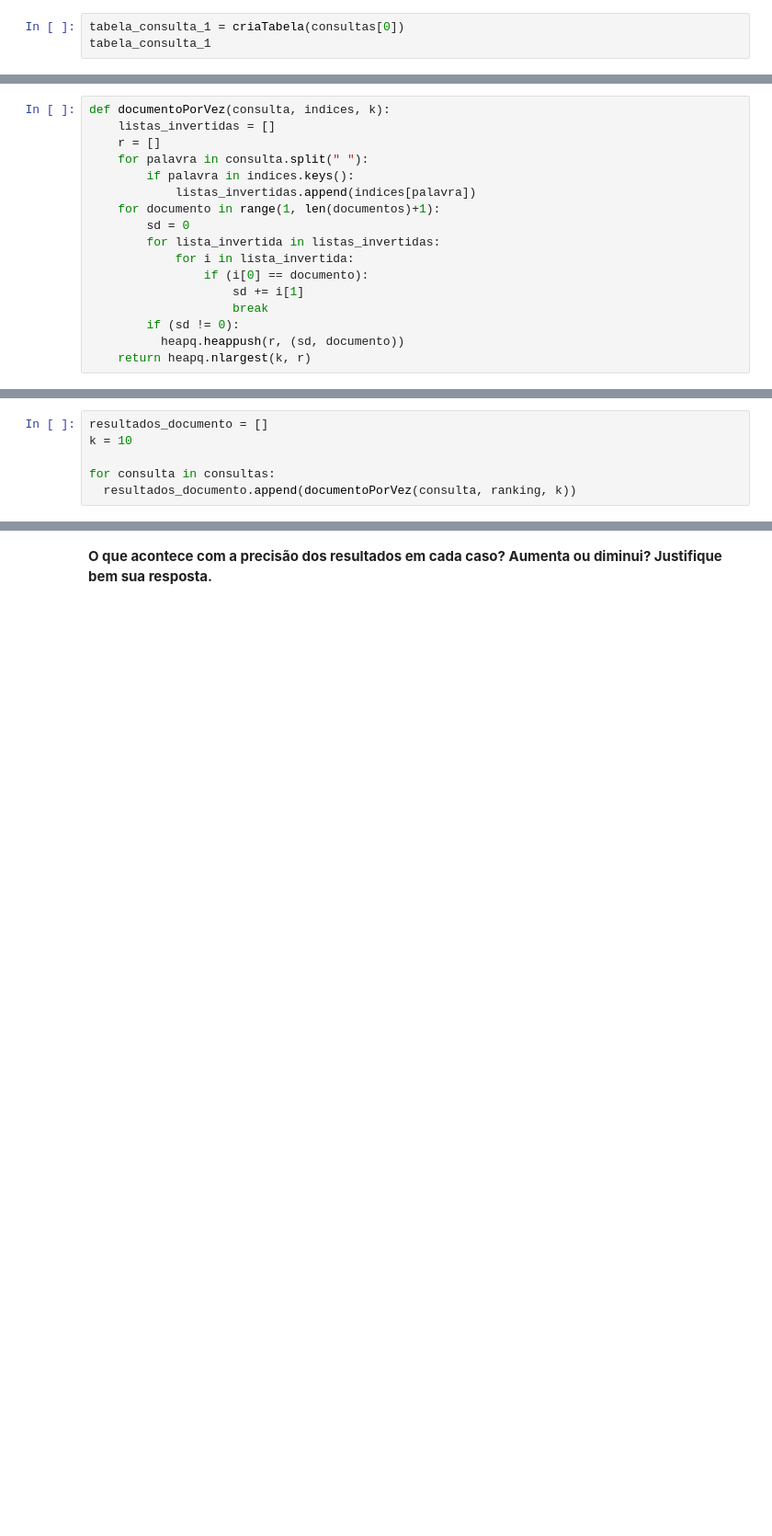
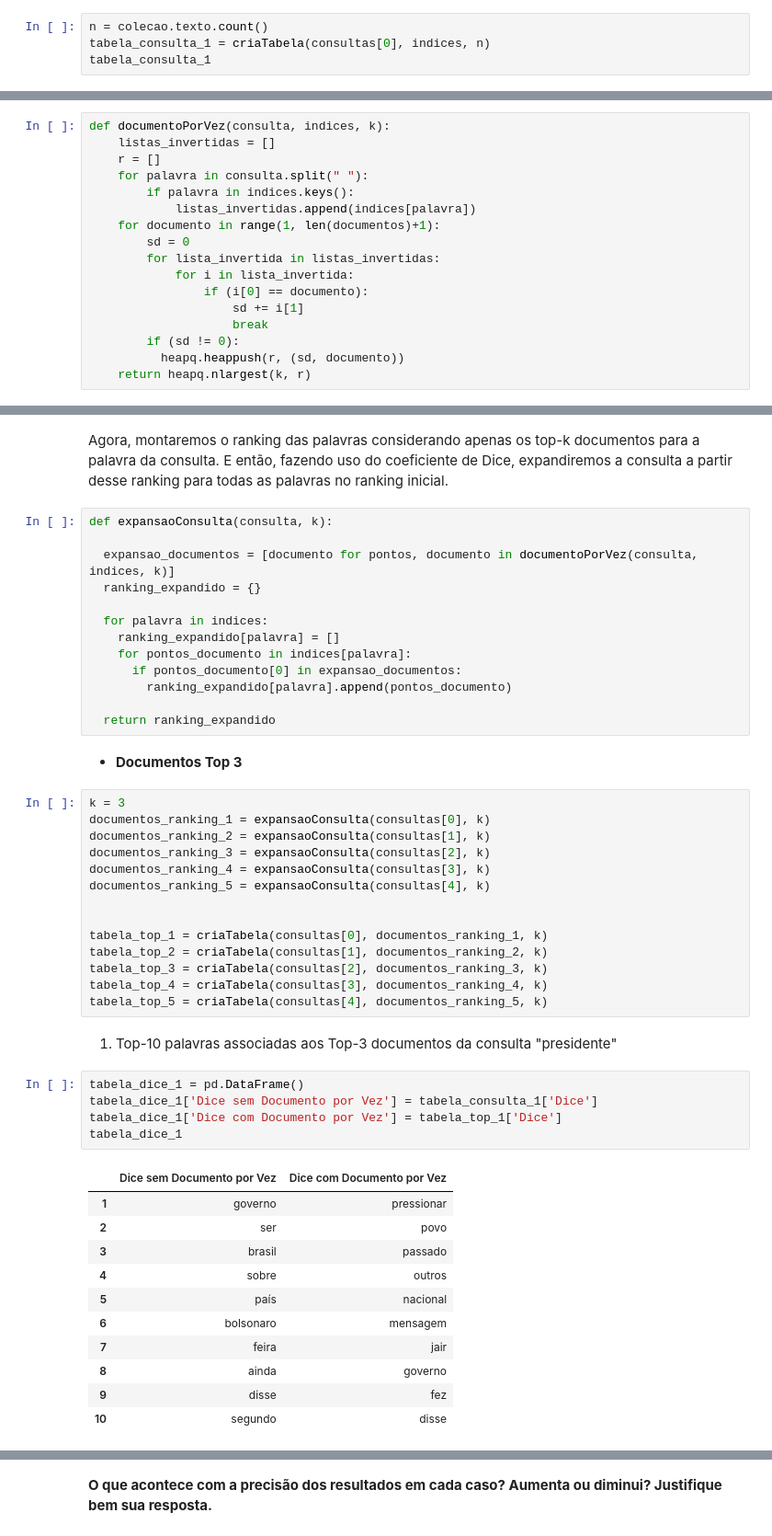
Before and after one commit to LDVictor/ri_lab_05, a Jupyter notebook: Lab_05_ri.ipynb, the cells around one changed output, grey strips where cells are left out. Shown at 92% size. Drawn from its saved outputs; the diff is of its cells as text; blank space fills up the shorter version.

```diff
--- a/Lab_05_ri.ipynb
+++ b/Lab_05_ri.ipynb
@@ -159,7 +163,8 @@ Por fim, chamaremos a função para cada consulta do vetor.
 
 1.   Consulta "presidente"
 # %%
-tabela_consulta_1 = criaTabela(consultas[0])
+n = colecao.texto.count()
+tabela_consulta_1 = criaTabela(consultas[0], indices, n)
 tabela_consulta_1
 # %% [output]
 |  | MIM | EMIM | χ² | Dice |
@@ -296,6 +282,52 @@ def documentoPorVez(consulta, indices, k):
-# %%
-resultados_documento = []
-k = 10
-
-for consulta in consultas:
-  resultados_documento.append(documentoPorVez(consulta, ranking, k))
+# %% [markdown]
+Agora, montaremos o ranking das palavras considerando apenas os top-k documentos para a palavra da consulta. E então, fazendo uso do coeficiente de Dice, expandiremos a consulta a partir desse ranking para todas as palavras no ranking inicial.
+# %%
+def expansaoConsulta(consulta, k):
+
+  expansao_documentos = [documento for pontos, documento in documentoPorVez(consulta, indices, k)]
+  ranking_expandido = {}
+
+  for palavra in indices:
+    ranking_expandido[palavra] = []
+    for pontos_documento in indices[palavra]:
+      if pontos_documento[0] in expansao_documentos:
+        ranking_expandido[palavra].append(pontos_documento)
+
+  return ranking_expandido
+# %% [markdown]
+
+*   **Documentos Top 3**
+# %%
+k = 3
+documentos_ranking_1 = expansaoConsulta(consultas[0], k)
+documentos_ranking_2 = expansaoConsulta(consultas[1], k)
+documentos_ranking_3 = expansaoConsulta(consultas[2], k)
+documentos_ranking_4 = expansaoConsulta(consultas[3], k)
+documentos_ranking_5 = expansaoConsulta(consultas[4], k)
+
+
+tabela_top_1 = criaTabela(consultas[0], documentos_ranking_1, k)
+tabela_top_2 = criaTabela(consultas[1], documentos_ranking_2, k)
+tabela_top_3 = criaTabela(consultas[2], documentos_ranking_3, k)
+tabela_top_4 = criaTabela(consultas[3], documentos_ranking_4, k)
+tabela_top_5 = criaTabela(consultas[4], documentos_ranking_5, k)
+# %% [markdown]
+
+1.   Top-10 palavras associadas aos Top-3 documentos da consulta "presidente"
+# %%
+tabela_dice_1 = pd.DataFrame()
+tabela_dice_1['Dice sem Documento por Vez'] = tabela_consulta_1['Dice']
+tabela_dice_1['Dice com Documento por Vez'] = tabela_top_1['Dice']
+tabela_dice_1
+# %% [output]
+|  | Dice sem Documento por Vez | Dice com Documento por Vez |
+| 1 | governo | pressionar |
+| 2 | ser | povo |
+| 3 | brasil | passado |
+| 4 | sobre | outros |
+| 5 | país | nacional |
+| 6 | bolsonaro | mensagem |
+| 7 | feira | jair |
+| 8 | ainda | governo |
+| 9 | disse | fez |
+| 10 | segundo | disse |
```
Also changed, not shown: parts of 46 cells of this notebook.
